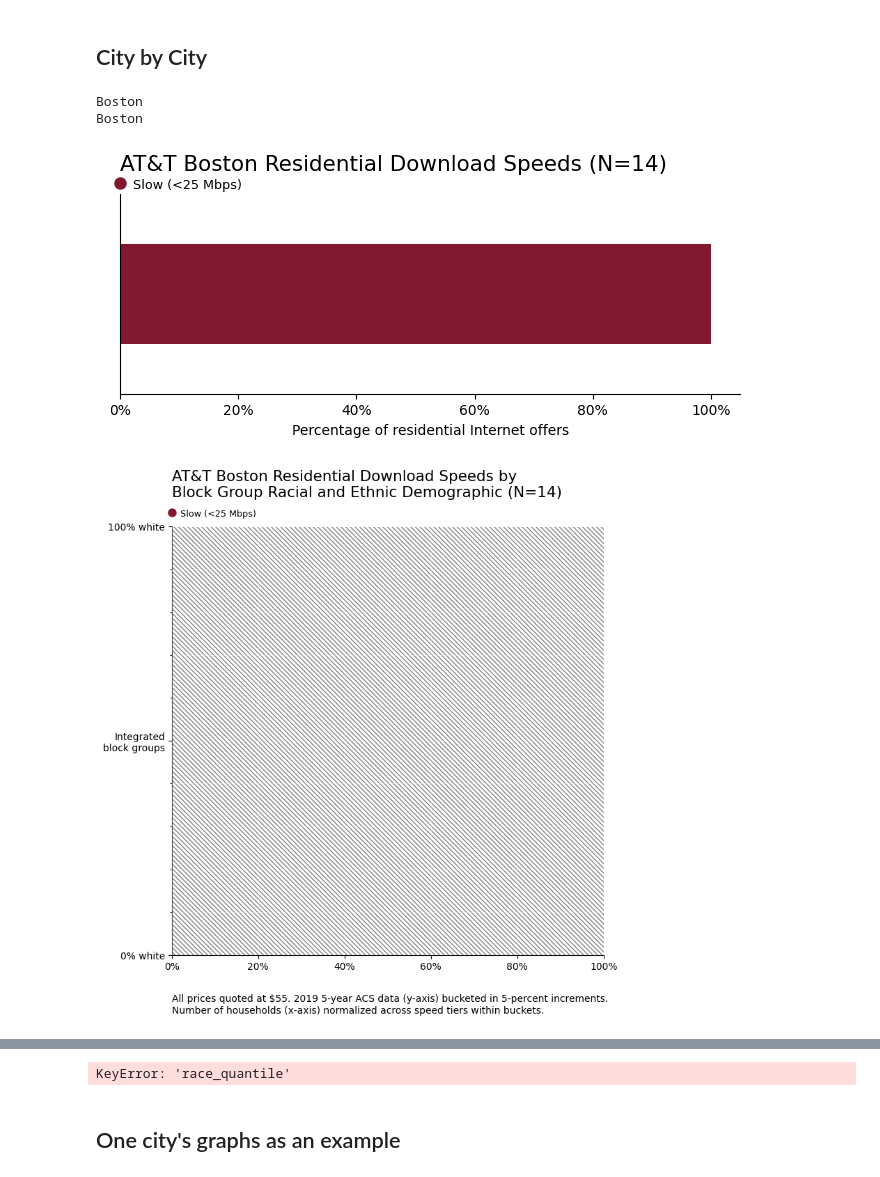
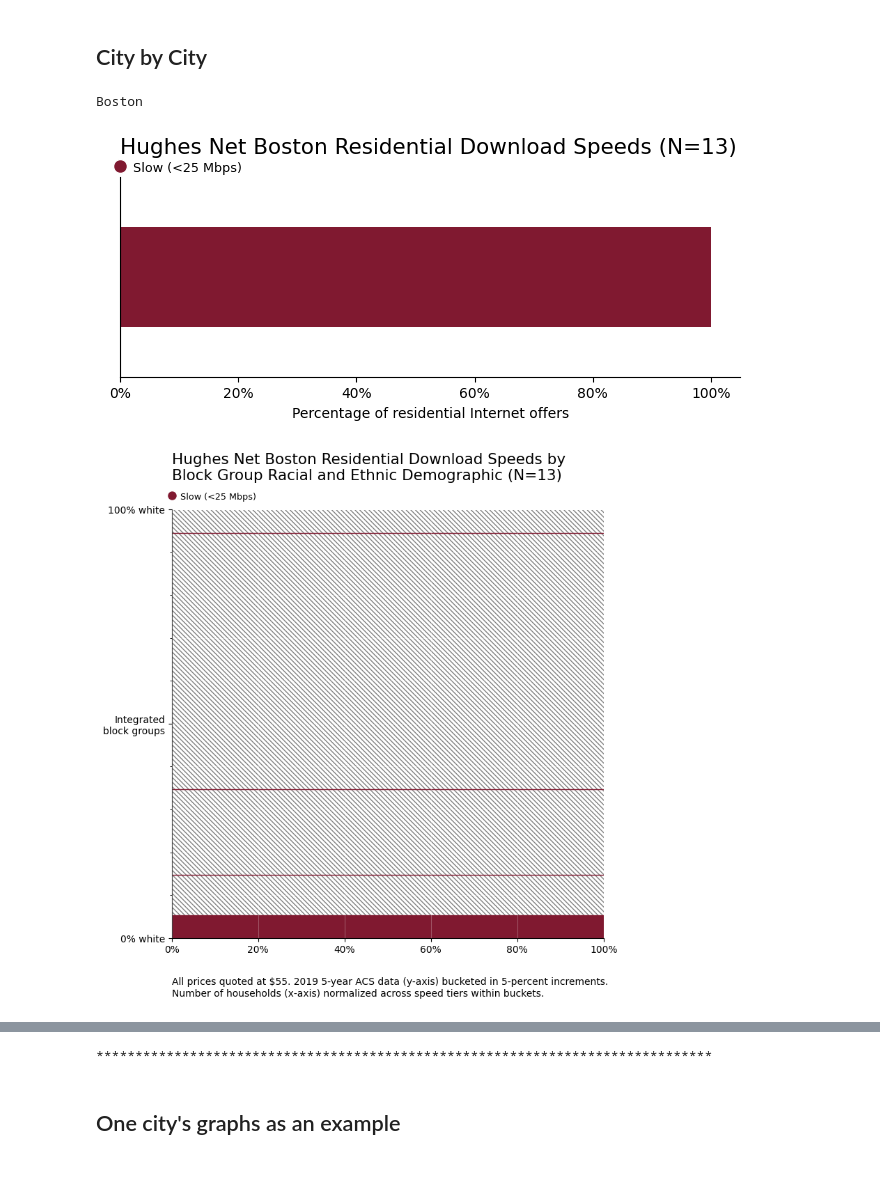
Before and after one commit to abbycarr/investigate_NE_isp, a Jupyter notebook: notebooks/2a-hughes-reports.ipynb, the cells around one changed output, grey strips where cells are left out. Saved outputs shown, nothing was run; the diff lists cells and outputs as text; code cells hidden in the pictures.

```diff
--- a/notebooks/2a-hughes-reports.ipynb
+++ b/notebooks/2a-hughes-reports.ipynb
@@ -30,4 +30,4 @@ fn_fig3c = "../data/output/figs/fig3_redline.csv"
 # %%
-huges = pd.read_csv(fn_huges, compression='gzip')
-len(huges)
+hughes = pd.read_csv(fn_hughes, compression='gzip')
+len(hughes)
 # %% [output]
@@ -79,0 +61,3 @@ Boston
+# %%
+hughes = hughes[hughes.speed_down != 0]
+len(hughes)
@@ -79,0 +66,3 @@ Boston
+# %%
+hughes = bucket_and_bin(hughes)
+hughes.head()
@@ -90,10 +87,12 @@ Name: proportion, dtype: float64
 # %%
 # make the above for each city:
 city2speeds = pd.DataFrame()
-for (city, state), _df in huges.groupby(["major_city", "state"]):
+for (city, state), _df in hughes.groupby(["major_city", "state"]):
     row = _df.speed_down_bins.value_counts(normalize=True, sort=False).to_frame().T
     row.reset_index(drop=True, inplace=True)
     row["major_city"] = city.title()
     row["state"] = state
     city2speeds = pd.concat([city2speeds, row])
 city2speeds.to_csv(fn_speed, index=False)
+
+city2speeds
@@ -126,21 +126,20 @@ redlining(huges)
 # %% [markdown]
 ## City by City
 # %%
-for city, _df in huges.groupby("major_city"):
+for city, _df in hughes.groupby("major_city"):
     print(city)
-    _df = bucket_and_bin(_df)
-    speed_breakdown(_df, location=city.title())
-    plot_race(_df, location=city.title())
-    race(_df, location=city.title())
-    income(_df, location=city.title())
-    redlining(_df, location=city.title())
+    _df = bucket_and_bin(_df, ISP)
+    speed_breakdown(_df, ISP, location=city.title())
+    plot_race(_df, ISP, location=city.title())
+    race(_df, ISP, location=city.title())
+    income(_df, ISP, location=city.title())
+    redlining(_df, ISP, location=city.title())
     fn_out = f"../data/intermediary/maps/att/{city}_offers.csv"
     if not os.path.exists(fn_out):
         os.makedirs(os.path.dirname(fn_out), exist_ok=True)
         _df.to_csv(fn_out, index=False)
     print("*" * 79)
 # %% [output]
 Boston
-Boston
-[figure, old version]
+[figure, new version]
-[figure, old version]
+[figure, new version]
@@ -147,4 +149,4 @@ Boston
-KeyError: 'race_quantile'
+*******************************************************************************
 # %% [markdown]
 ## One city's graphs as an example
 # %%
```
Also changed, not shown: parts of 35 cells of this notebook, 2 other files.
